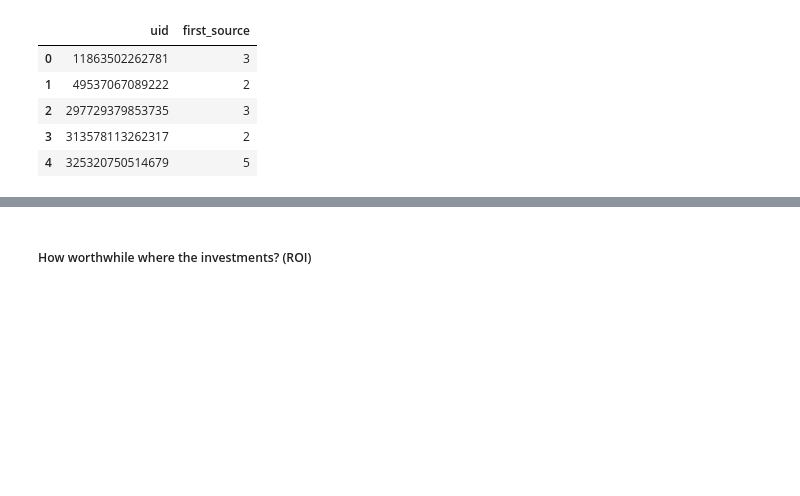
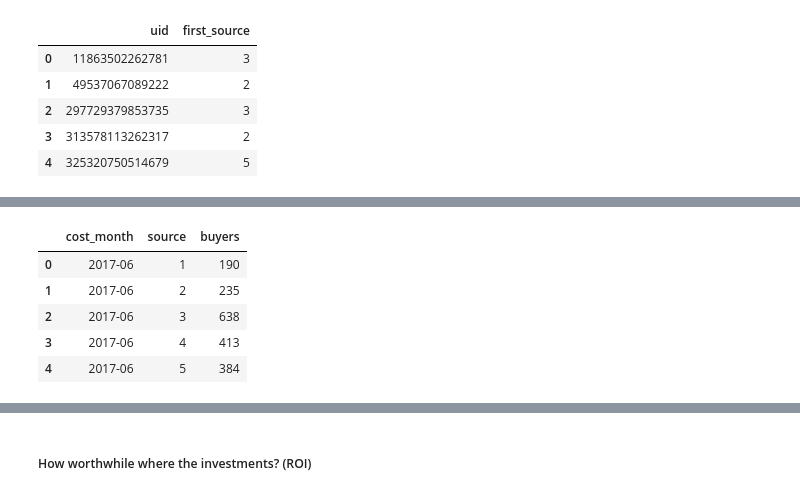
Before and after one commit to AcePine/yandex-marketing-expenses, a Jupyter notebook: yandex-data.ipynb, the cells around one changed output, grey strips where cells are left out. Cells and saved outputs as stored; diff of their text form; code cells hidden in the pictures; blank space fills up the shorter version.

```diff
--- a/yandex-data.ipynb
+++ b/yandex-data.ipynb
@@ -1068,0 +1064,12 @@ KeyboardInterrupt:
+# %%
+orders_2.rename(columns={'source': 'source_id'})
+buyers_per_month_source=orders_2.groupby(['order_month','first_source'])['uid'].nunique().reset_index()
+buyers_per_month_source.columns=['cost_month','source','buyers']
+buyers_per_month_source.head()
+# %% [output]
+|  | cost_month | source | buyers |
+| 0 | 2017-06 | 1 | 190 |
+| 1 | 2017-06 | 2 | 235 |
+| 2 | 2017-06 | 3 | 638 |
+| 3 | 2017-06 | 4 | 413 |
+| 4 | 2017-06 | 5 | 384 |
```
Also changed, not shown: parts of 7 cells of this notebook.
